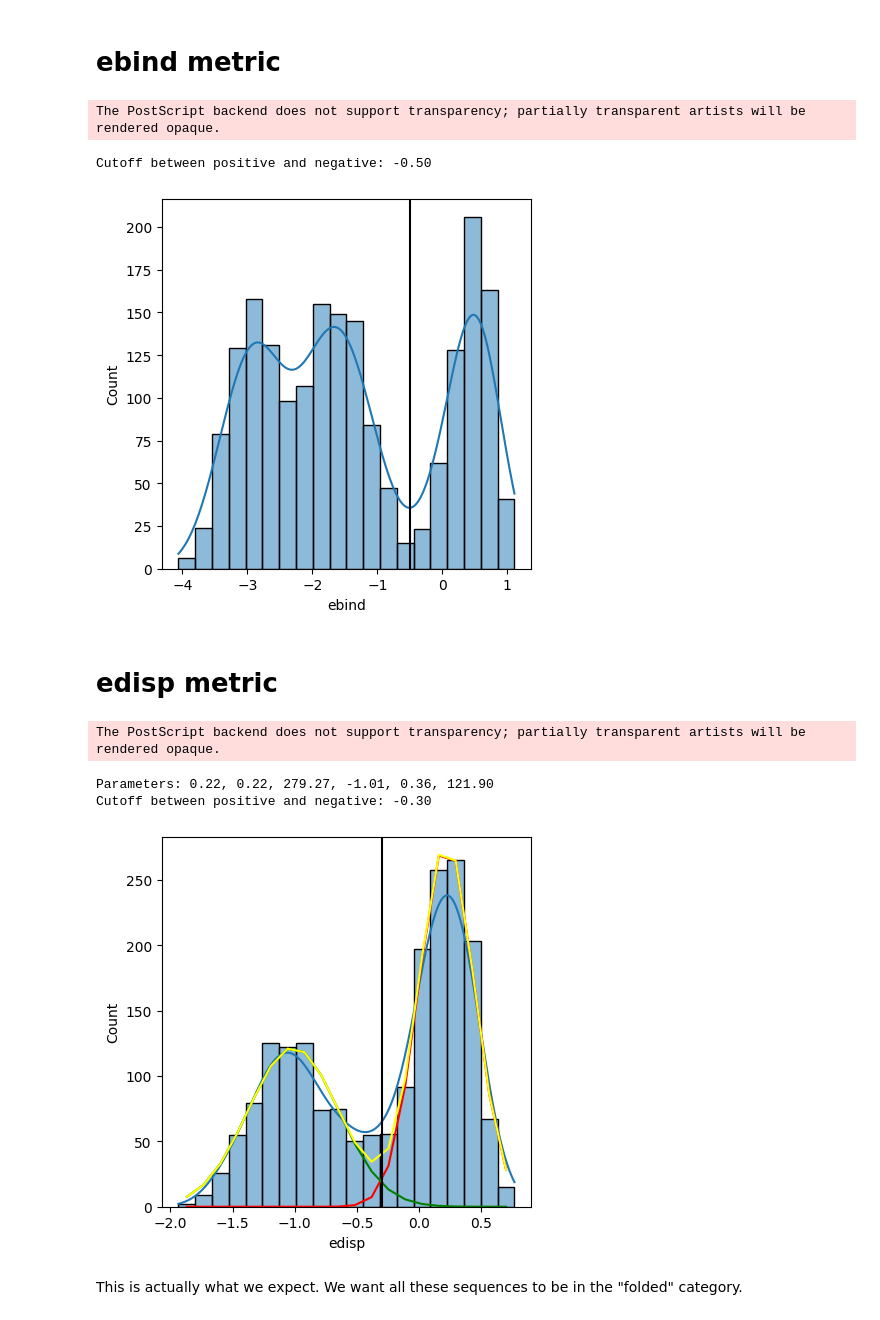
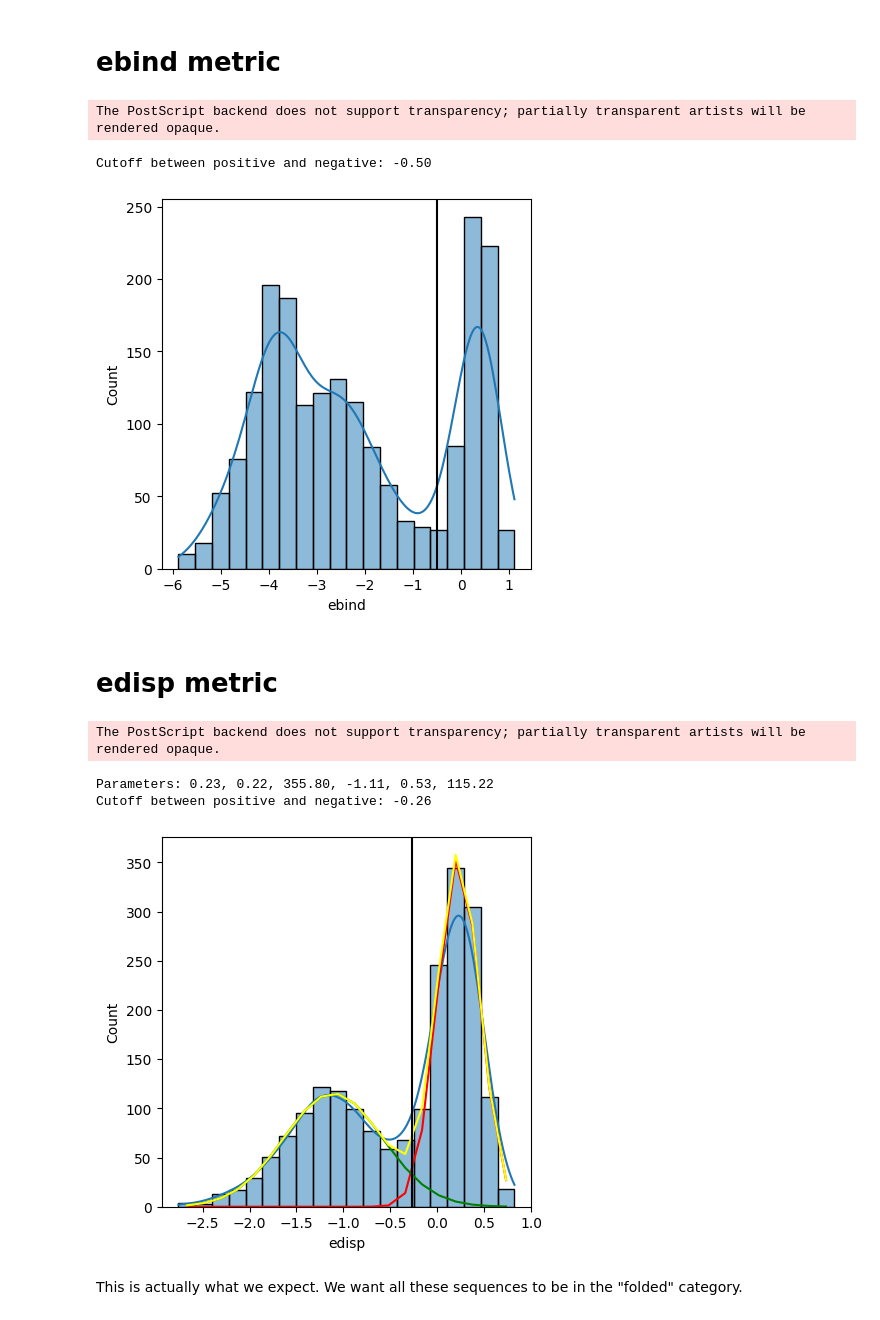
Before and after one commit to RomeroLab/nn-extrapolation, a Jupyter notebook: GB1_paper_analysis.ipynb, the cells around one changed output. Saved outputs shown, nothing was run; the diff lists cells and outputs as text; code cells hidden in the pictures.

```diff
--- a/GB1_paper_analysis.ipynb
+++ b/GB1_paper_analysis.ipynb
@@ -71,6 +36,5 @@ Index(['Unnamed: 0', 'seq_id', 'seq', 'fit', 'model', 'mutations', 'num_mut',
 # %%
 df = pd.read_csv('designs_counts.csv')
-
 
 df['us_0'] = df['GB1_unsorted_lib_S73_L002_210728_count']
 df['high_0'] = df['GB1_sorted_high_S77_L002_210728_count'] + df['GB1_sorted_high_S24_L002_210806_count']
@@ -87,8 +51,11 @@ df['disp_2'] = df['sorted_488_rep2_S104_L001_211008_count'] + df['sorted_488_rep
 
 df = df[[col for col in df.columns if 'count' not in col]]
 
-# shortened names
-# rename = {'unsorted_lib_rep1_S130_L001_211027_count':'us_1','sorted_488_rep1_S103_L001_211008_count':'488_1',
-#           'sorted_647_rep1_S128_L001_211027_count':'647_1','unsorted_lib_rep2_S108_L001_211008_count':'us_2',
-#           'sorted_488_rep2_S127_L001_211027_count':'488_2','sorted_647_rep2_S129_L001_211027_count':'647_2'}
-# df = df.rename(columns=rename)
+# filter out sequences with less than read_cut reads in both unsorted libraries
+read_cut = 10
+df = df[(df.us_1 > read_cut) & (df.us_2 > read_cut)]
+
+# add pseudocount
+for col in df.columns:
+    if col[-2:] in ['_0', '_1', '_2']:
+        df[col] = df[col] + 1
@@ -104,15 +62,3 @@ Index(['Unnamed: 0', 'seq_id', 'seq', 'fit', 'model', 'mutations', 'num_mut',
-# %%
-# set WT fitness to zero (rather than NaN)
-df.loc[df.num_mut==0,'fit'] = 0
-# %%
-# filter out sequences with less than read_cut reads in both unsorted libraries
-read_cut = 10
-df = df[(df.us_1 > read_cut) & (df.us_2 > read_cut)]
-
-# add pseudocount
-for col in df.columns:
-    if col[-2:] in ['_0', '_1', '_2']:
-        df[cols] = df[cols] + 1
 # %% [markdown]
 # Calculate enrichments
 # %%
@@ -279,39 +224,45 @@ plt.savefig('ebind_hist.eps')
 # %% [output]
 The PostScript backend does not support transparency; partially transparent artists will be rendered opaque.
 Cutoff between positive and negative: -0.50
-[figure, old version]
+[figure, new version]
 # %% [markdown]
 # edisp metric
 # %%
 # fit two Gaussians to histogram
 nbins = 20 # final cutoff seems to be largly independent of nbins
 y,edges = np.histogram(df.edisp,nbins)
 x = (edges[1:]+edges[:-1])/2 # get bin center
+
+def gauss(x,mu,sigma,A):
+    return A*np.exp(-0.5*((x-mu)/sigma)**2)
+
+def bimodal(x,mu1,sigma1,A1,mu2,sigma2,A2):
+    return gauss(x,mu1,sigma1,A1)+gauss(x,mu2,sigma2,A2)
 
 params,cov=curve_fit(bimodal,x,y,(0.5,1,250,-1,1,250),
                      bounds=[(0, 0, 0, -np.inf, 0, 0), (2, np.inf, 500, 0, np.inf, 500)])
 
 sns.histplot(df.edisp, bins = nbins, kde=True);
 plt.plot(x,gauss(x,*params[:3]),color='red')
 plt.plot(x,gauss(x,*params[-3:]),color='green')
 plt.plot(x,bimodal(x,*params),color='yellow')
 
 print('Parameters: '+', '.join(['%0.2f'%p for p in params]))
 
 # determine when the positive distrbution becomes more likely
 x = np.linspace(-3,0,10000)
 ylim = plt.gca().get_ylim()
 dcutoff = x[np.argmax(gauss(x,*params[:3]) > gauss(x,*params[-3:]))] # Gauss1 > Gauss2
 print('Cutoff between positive and negative: %0.2f' % dcutoff)
 plt.plot([dcutoff,dcutoff],ylim, color='k');
 plt.gca().set_ylim(ylim)
 plt.gca().set_box_aspect(1)
 plt.savefig('edisp_hist.eps')
 # %% [output]
 The PostScript backend does not support transparency; partially transparent artists will be rendered opaque.
-Parameters: 0.22, 0.22, 279.27, -1.01, 0.36, 121.90
-Cutoff between positive and negative: -0.30
+Parameters: 0.23, 0.22, 355.80, -1.11, 0.53, 115.22
+Cutoff between positive and negative: -0.26
-[figure, old version]
+[figure, new version]
 # %% [markdown]
 This is actually what we expect. We want all these sequences to be in the "folded" category.
 # %%
```
Also changed, not shown: parts of 17 cells of this notebook, 30 other files.
